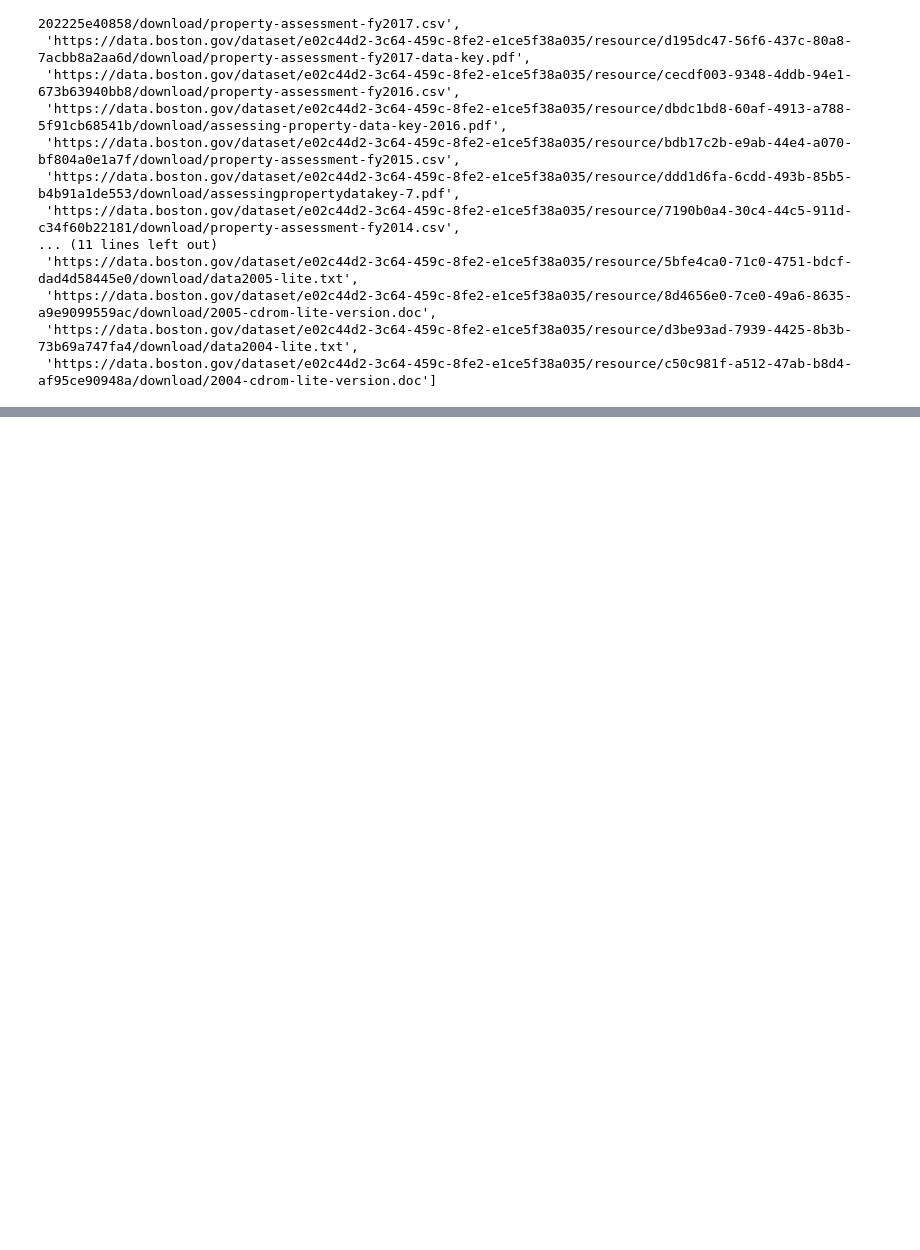
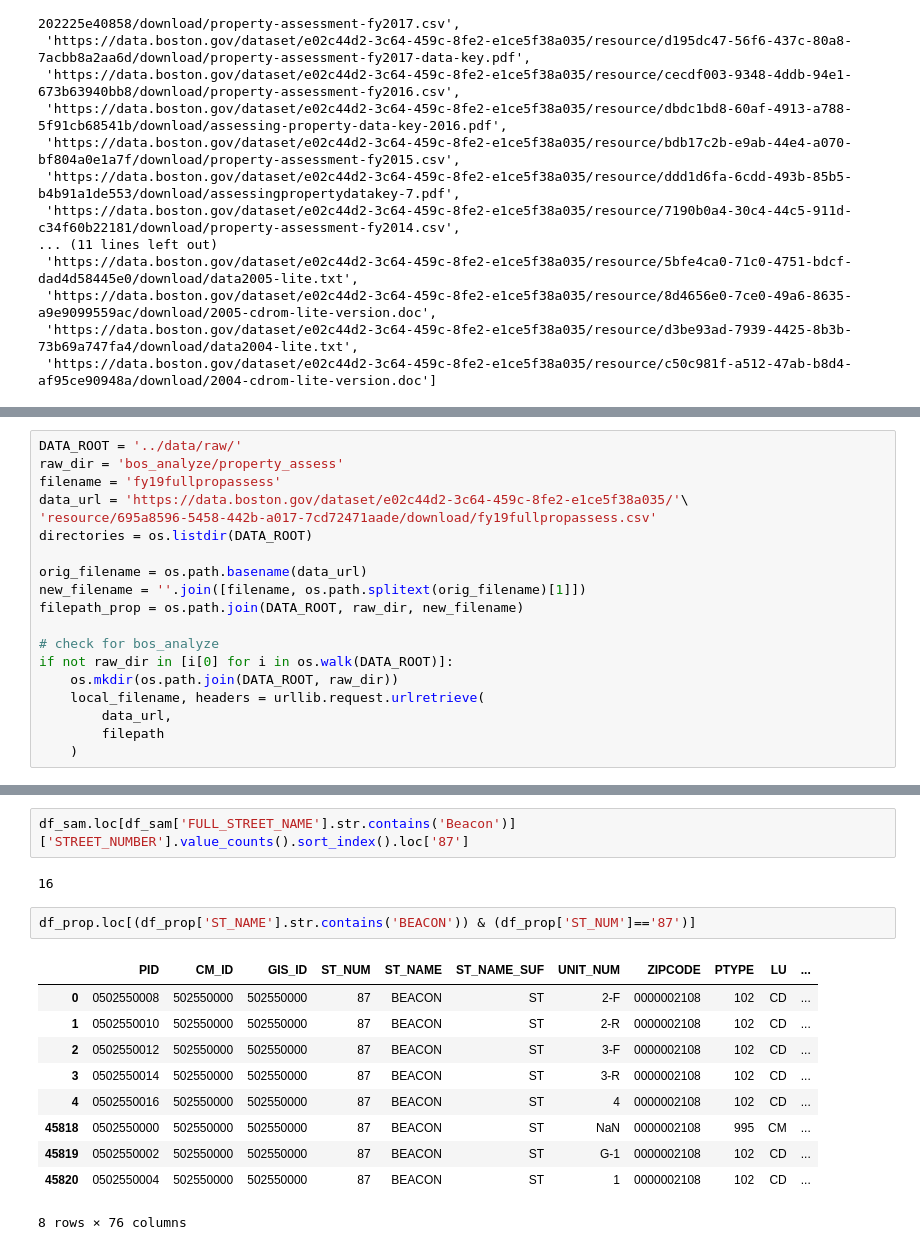
Before and after one commit to sedelmeyer/predicting-crime, a Jupyter notebook: notebooks/00_download_datasources.ipynb, the cells around one changed output, grey strips where cells are left out. Cells and saved outputs as stored; diff of their text form; blank space fills up the shorter version.

```diff
--- a/notebooks/00_download_datasources.ipynb
+++ b/notebooks/00_download_datasources.ipynb
@@ -98,0 +160,19 @@ inventory_df = pd.DataFrame(inventory_dict)
+# %%
+DATA_ROOT = '../data/raw/'
+raw_dir = 'bos_analyze/property_assess'
+filename = 'fy19fullpropassess'
+data_url = 'https://data.boston.gov/dataset/e02c44d2-3c64-459c-8fe2-e1ce5f38a035/'\
+'resource/695a8596-5458-442b-a017-7cd72471aade/download/fy19fullpropassess.csv'
+directories = os.listdir(DATA_ROOT)
+
+orig_filename = os.path.basename(data_url)
+new_filename = ''.join([filename, os.path.splitext(orig_filename)[1]])
+filepath_prop = os.path.join(DATA_ROOT, raw_dir, new_filename)
+
+# check for bos_analyze
+if not raw_dir in [i[0] for i in os.walk(DATA_ROOT)]:
+    os.mkdir(os.path.join(DATA_ROOT, raw_dir))
+    local_filename, headers = urllib.request.urlretrieve(
+        data_url,
+        filepath
+    )
@@ -98,0 +396,17 @@ inventory_df = pd.DataFrame(inventory_dict)
+# %%
+df_sam.loc[df_sam['FULL_STREET_NAME'].str.contains('Beacon')]['STREET_NUMBER'].value_counts().sort_index().loc['87']
+# %% [output]
+16
+# %%
+df_prop.loc[(df_prop['ST_NAME'].str.contains('BEACON')) & (df_prop['ST_NUM']=='87')]
+# %% [output]
+|  | PID | CM_ID | GIS_ID | ST_NUM | ST_NAME | ST_NAME_SUF | UNIT_NUM | ZIPCODE | PTYPE | LU | ... |
+| 0 | 0502550008 | 502550000 | 502550000 | 87 | BEACON | ST | 2-F | 0000002108 | 102 | CD | ... |
+| 1 | 0502550010 | 502550000 | 502550000 | 87 | BEACON | ST | 2-R | 0000002108 | 102 | CD | ... |
+| 2 | 0502550012 | 502550000 | 502550000 | 87 | BEACON | ST | 3-F | 0000002108 | 102 | CD | ... |
+| 3 | 0502550014 | 502550000 | 502550000 | 87 | BEACON | ST | 3-R | 0000002108 | 102 | CD | ... |
+| 4 | 0502550016 | 502550000 | 502550000 | 87 | BEACON | ST | 4 | 0000002108 | 102 | CD | ... |
+| 45818 | 0502550000 | 502550000 | 502550000 | 87 | BEACON | ST | NaN | 0000002108 | 995 | CM | ... |
+| 45819 | 0502550002 | 502550000 | 502550000 | 87 | BEACON | ST | G-1 | 0000002108 | 102 | CD | ... |
+| 45820 | 0502550004 | 502550000 | 502550000 | 87 | BEACON | ST | 1 | 0000002108 | 102 | CD | ... |
+8 rows × 76 columns
```
Also changed, not shown: parts of 28 cells of this notebook.
